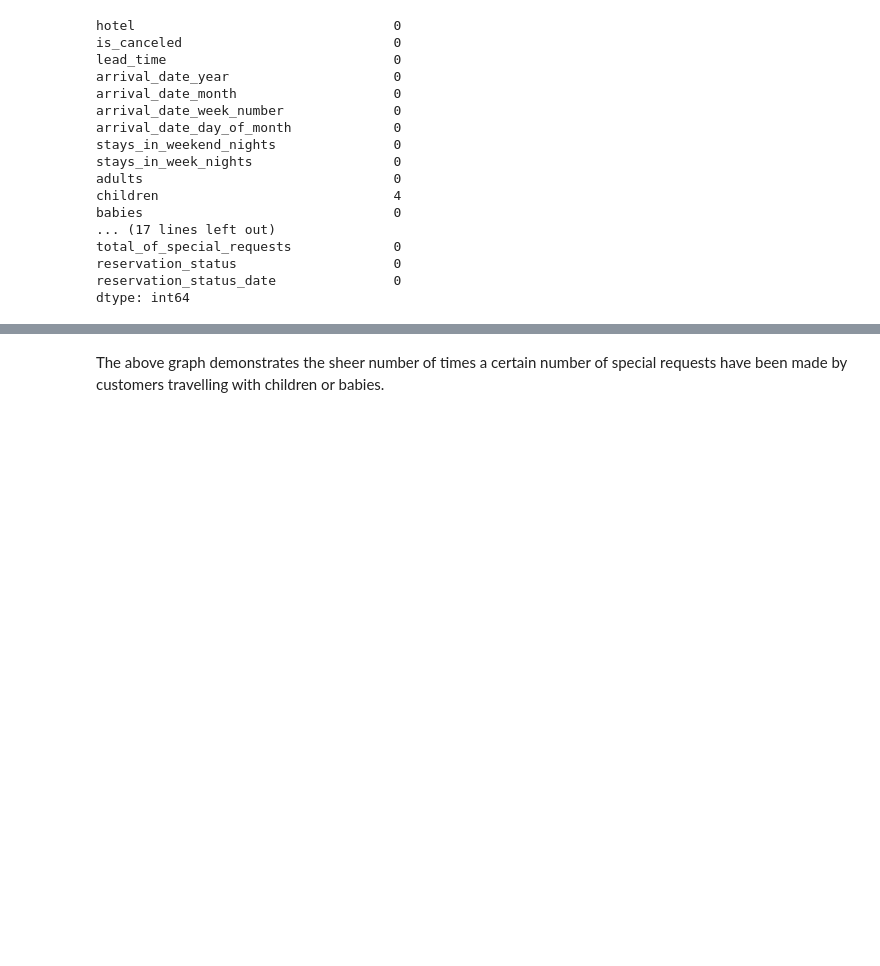
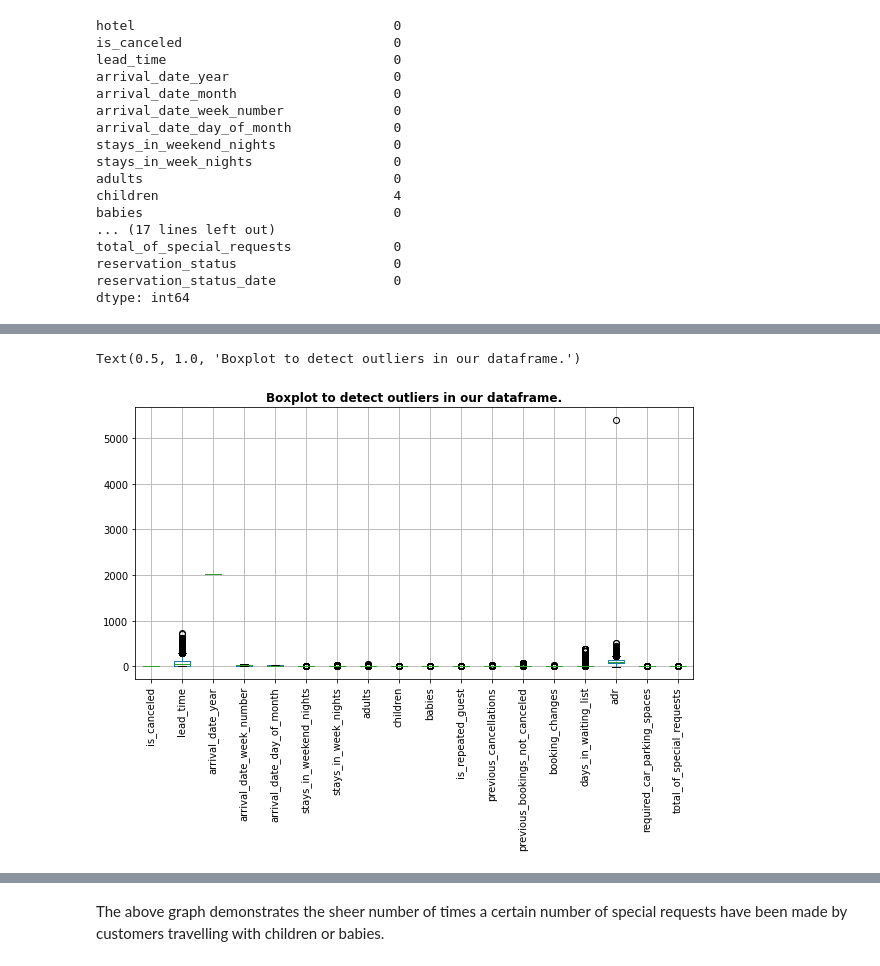
Before and after one commit to gopaljigupta45/Gopal-Ji-Gupta-EDA-Hotel-Booking, a Jupyter notebook: GOPAL_JI_GUPTA_Hotel_Booking_Analysis_Capstone_Project.ipynb, the cells around one changed output, grey strips where cells are left out. Saved outputs shown, nothing was run; the diff lists cells and outputs as text; code cells hidden in the pictures; blank space fills up the shorter version.

```diff
--- a/GOPAL_JI_GUPTA_Hotel_Booking_Analysis_Capstone_Project.ipynb
+++ b/GOPAL_JI_GUPTA_Hotel_Booking_Analysis_Capstone_Project.ipynb
@@ -128,12 +181,0 @@ dtype: int64
-# %%
-# Setting the figsize.
-plt.rcParams['figure.figsize'] = (6,5)
-
-# Let's find out which hotel has more number of bookings and represent it by means of a pie chart.
-# And we use autopct argument to get the percantage share of each variable.
-df['hotel'].value_counts().plot.pie(autopct='%1.2f%%')
-
-# Setting the labels and the title.
-plt.xlabel('Hotel Name')
-plt.ylabel('Number of Bookings')
-plt.title('Number of bookings for each Hotel')
@@ -304,5 +181,0 @@ daily_rate_df[daily_rate_df['adr']==0.26]
-# %%
-# Setting the figsize.
-plt.rcParams['figure.figsize'] = (12,5)
-# Extracting the information for market_segment column using the value_counts method and plotting it.
-market_segment_df = df['market_segment'].value_counts().plot.bar()
@@ -341,0 +185,4 @@ Text(0.5, 1.0, 'Frequency of No. of special requests when customers are travelli
+# %%
+# So we can now proceed by removing the two columns that account for the most number of null values.
+# We can't simply drop these observations as it'll lead to a shorter dataframe as null values in these columns are in tens of thousands.
+df=df.drop(columns=['agent','company'])
@@ -341,0 +236,11 @@ Text(0.5, 1.0, 'Frequency of No. of special requests when customers are travelli
+# %%
+# We can use a boxplot to check for outliers in our df.
+plt.figure(figsize=(10,5))
+df.boxplot()
+plt.xticks(rotation=90)       # We rotate the xticks to avoid overlapping due to lack of space.
+
+# Setting the title.
+plt.title('Boxplot to detect outliers in our dataframe.', weight='bold')
+# %% [output]
+Text(0.5, 1.0, 'Boxplot to detect outliers in our dataframe.')
+[figure, added]
```
Also changed, not shown: parts of 105 cells of this notebook.
